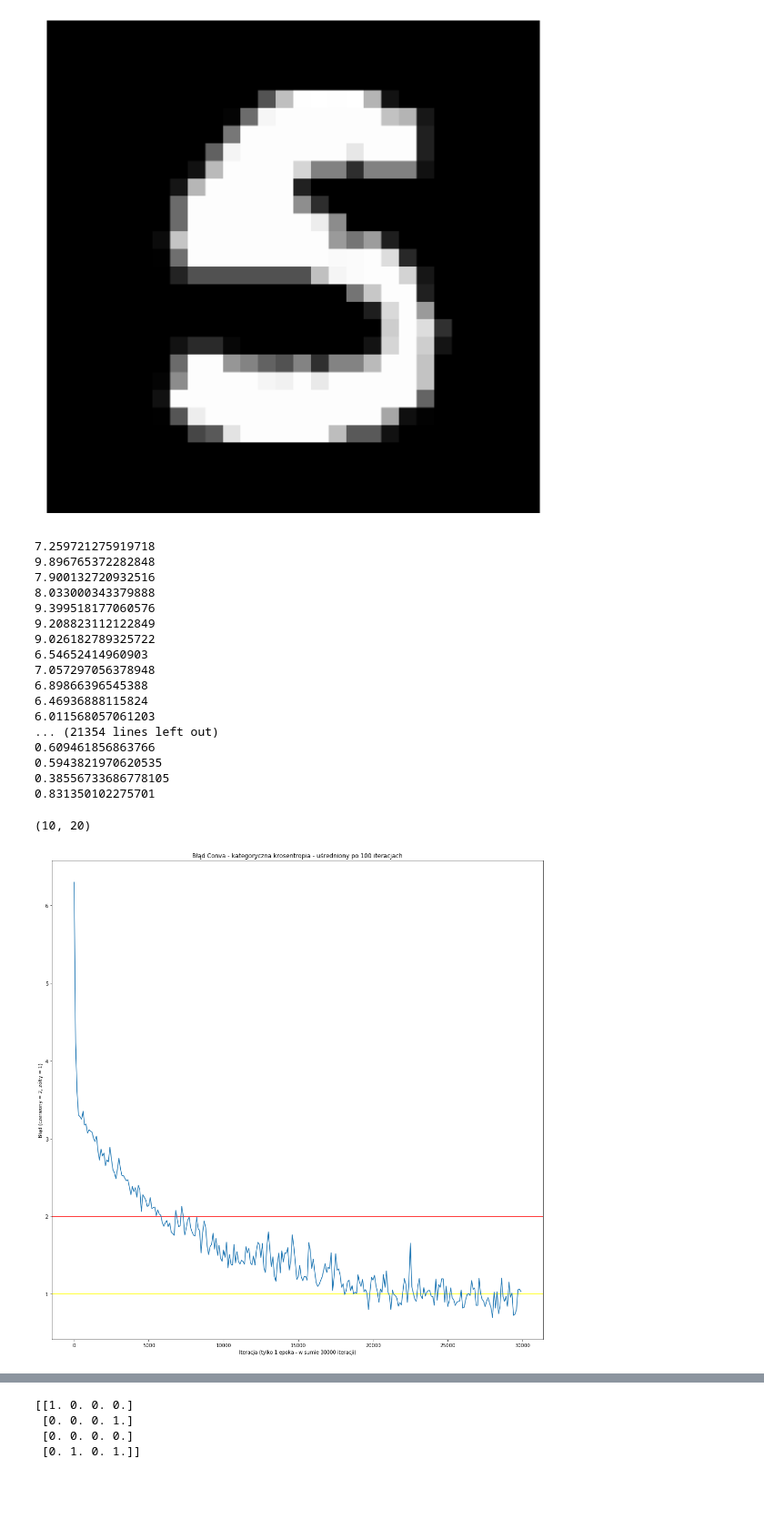
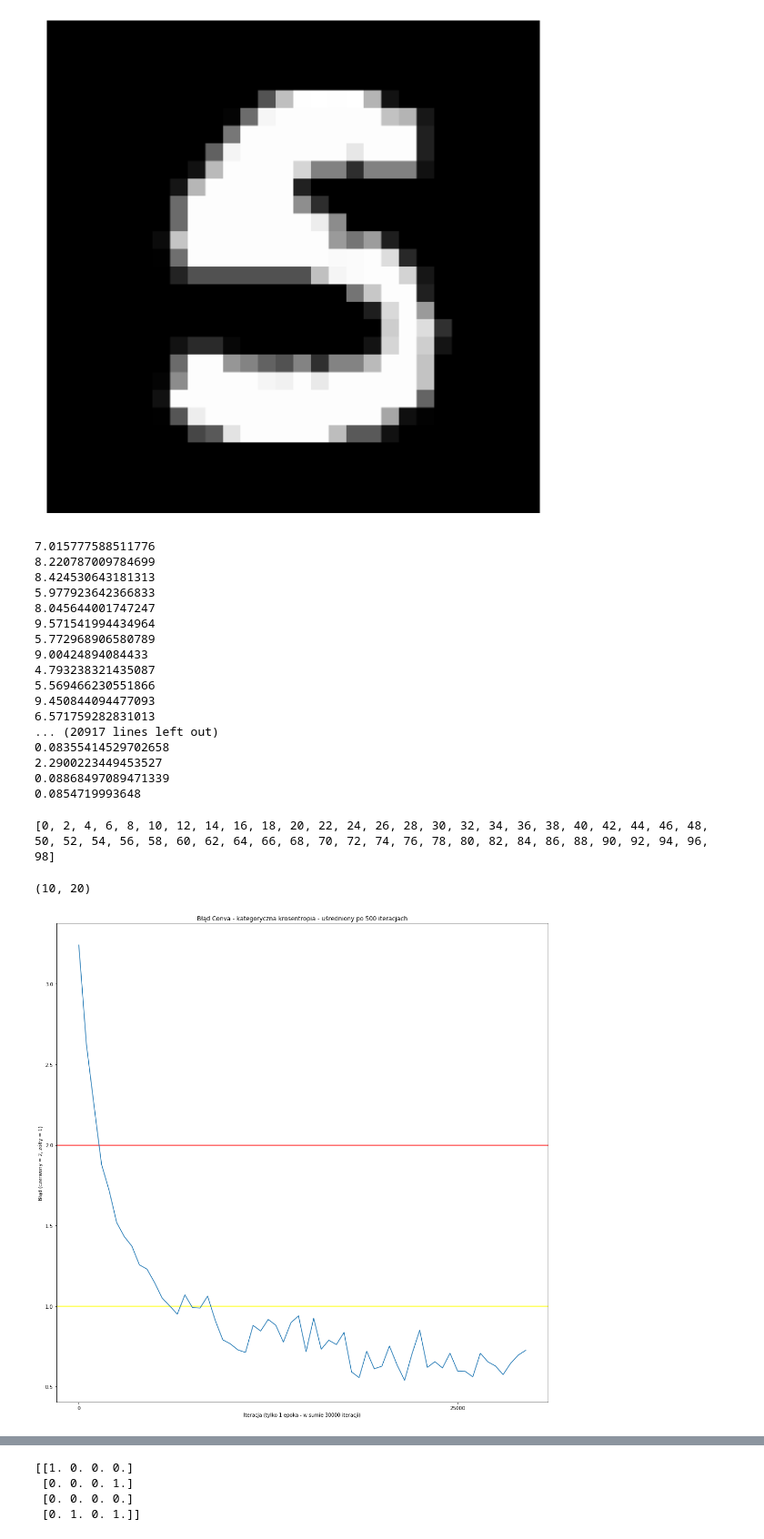
Before and after one commit to JonothorDarry/MaszynLyrn, a Jupyter notebook: Conv NN.ipynb, the cells around one changed output, grey strips where cells are left out. Shown at 91% size. Saved outputs shown, nothing was run; the diff lists cells and outputs as text; code cells hidden in the pictures; blank space fills up the shorter version.

```diff
--- a/Conv NN.ipynb
+++ b/Conv NN.ipynb
@@ -43,13 +42,6 @@ def conv_forw(X, mat):
     Z=np.ndarray((X.shape[0]-mat.shape[0]+1, X.shape[1]-mat.shape[1]+1, X.shape[2]), dtype='int64')
     Z=Z*0
     s=str(X.dtype)
-
-    a=(re.search('float', s)==None)
-    b=(re.search('int', s)==None)
-    if (a==False):
-        X=X.astype('float64')
-    else:
-        X=X.astype('int64')
 
     for i in range(mat.shape[0]):
         for j in range(mat.shape[1]):
@@ -66,7 +58,6 @@ def conv_back(X, mat, Der):
     for i in range(mat.shape[0]):
         for j in range(mat.shape[1]):
             ff=mat[i,j]*Der
-            #print('FFF', ff)
             Z[i:Der.shape[0]+i,j:Der.shape[1]+j]=Z[i:Der.shape[0]+i,j:Der.shape[1]+j]+ff
 
     for i in range(mat.shape[0]):
@@ -74,7 +65,6 @@ def conv_back(X, mat, Der):
             ff=mat[i,j]*X
             ff=ff[i:X.shape[0]-mat.shape[0]+i+1,j:X.shape[1]-mat.shape[1]+j+1]
             matd[i,j]=sum(sum(sum(np.multiply(ff, Der))))
-
     return (Z, matd)
 
 def relu(X):
@@ -94,8 +84,6 @@ def pool_forw(X, mat):
     Y=my_pad(X, t2//2, t1//2, (t2//2+t2%2), t1//2+t1%2)
     silver_in_blood=np.asarray([[0]*(Y.shape[1]//mat[1])]*(Y.shape[0]//mat[0]))
 
-    f1=pd.Series([True]*Y.shape[0])
-    f2=pd.Series([True]*Y.shape[1])
     Exit=np.asarray(Y*0)
     Exit=Exit[:(Exit.shape[0]//mat[0]),:(Exit.shape[1]//mat[1])]
 
@@ -107,7 +95,7 @@ def pool_forw(X, mat):
 
     for i in range(mat[0]):
         for j in range(mat[1]):
-            Bleeding_One=Y[(f1.index%mat[0])==i][:,(f2.index%mat[1])==j]
+            Bleeding_One=Y[list(range(i, Y.shape[0], mat[0]))][:,list(range(j, Y.shape[1], mat[1]))]
             Truth[Exit<Bleeding_One]=i
             Truth2[Exit<Bleeding_One]=j
             Exit[Exit<Bleeding_One]=Bleeding_One[Exit<Bleeding_One]
@@ -120,12 +108,10 @@ def pool_forw(X, mat):
 
 def pool_back(X, mat, dim):
     Y=np.ndarray((X.shape[0]*mat[0], X.shape[1]*mat[1], X.shape[2]), dtype='float64')
-    f1=pd.Series([1]*Y.shape[0])
-    f2=pd.Series([1]*Y.shape[1])
 
     for i in range(mat[0]):
         for j in range(mat[1]):
-            Y[np.ix_(np.asarray(f1[(f1.index%mat[0])==i].index),np.asarray(f2[(f2.index%mat[1])==j].index))]=X
+            Y[np.ix_(np.asarray(list(range(i,Y.shape[0],mat[0]))),np.asarray(list(range(j,Y.shape[1],mat[1]))))]=X
     Y=Y*dim
     return Y
 
@@ -167,7 +153,9 @@ def cost(act, pred):
 
     return (der, summ)
 
-ccn=0.005
+#ccn - learning rate, loopz - number of iterations, streetcleaner - hardcoded number of weights in first Fully connected layer
+ccn=0.02
+loopz=30000
 streetcleaner=1690
 
 matt=[0]*10
@@ -180,7 +168,6 @@ for i in range(10):
 w1=np.asmatrix(np.asarray([np.random.normal(0, 0.4) for j in range(streetcleaner*20)]).reshape(20,streetcleaner))
 w2=np.asmatrix(np.asarray([np.random.normal(0, 0.4) for j in range(10*20)]).reshape(10,20))
 
-loopz=30000
 
 sk=[0]*loopz
 t1=time.time()
@@ -192,6 +179,7 @@ for jj in range(loopz):
     img=np.append(img, img1, axis=2)
     img=np.append(img, img1, axis=2)"""
 
+
     m2=[0]*10
     m3=[0]*10
     m4=[0]*10
@@ -200,6 +188,7 @@ for jj in range(loopz):
     m7=[0]*10
     m8=[0]*10
     #Forw - Konwolucja, Relu, Pooling
+
     for i in range(10):
         m2[i]=conv_forw(img, matt[i])
         m3[i]=relu(m2[i])
@@ -212,7 +201,6 @@ for jj in range(loopz):
         m6[i]=relu(m5[i])
         m7[i], Face2=pool_forw(m6[i], (2,2))
         m8[i]=m7[i].reshape(m7[i].shape[0]*m7[i].shape[1]*m7[i].shape[2])"""
-
 
     #Forw - 2*FC na macierzach
     kk=np.asarray(m8)
@@ -240,6 +228,7 @@ for jj in range(loopz):
     dk1=np.asmatrix(np.asarray(sigmoid_back(s1))*np.asarray(dk1))
     weight_delta1=dk1*m9.T
     dk0=w1.T*dk1
+
 
     #Back - 2*Konw, RElu, Pooling
     #dkl=np.asarray(dk0).reshape(10, m7[0].shape[0], m7[0].shape[1], m7[0].shape[2])
@@ -273,52 +262,58 @@ for jj in range(loopz):
     w1-=weight_delta1*ccn
     w2-=weight_delta2*ccn
     matt-=Dr*ccn
-    matt2-=Dr2*ccn
+    #matt2-=Dr2*ccn
+
 
 t2=time.time()
 print(t2-t1)
 print(s4)
 # %% [output]
-7.259721275919718
-9.896765372282848
-7.900132720932516
-8.033000343379888
-9.399518177060576
-9.208823112122849
-9.026182789325722
-6.54652414960903
-7.057297056378948
-6.89866396545388
-6.46936888115824
-6.011568057061203
-... (21354 lines left out)
-0.609461856863766
-0.5943821970620535
-0.38556733686778105
-0.831350102275701
+7.015777588511776
+8.220787009784699
+8.424530643181313
+5.977923642366833
+8.045644001747247
+9.571541994434964
+5.772968906580789
+9.00424894084433
+4.793238321435087
+5.569466230551866
+9.450844094477093
+6.571759282831013
+... (20917 lines left out)
+0.08355414529702658
+2.2900223449453527
+0.08868497089471339
+0.0854719993648
+# %%
+deak=range(0,100,2)
+print(list(range(0,100,2)))
+# %% [output]
+[0, 2, 4, 6, 8, 10, 12, 14, 16, 18, 20, 22, 24, 26, 28, 30, 32, 34, 36, 38, 40, 42, 44, 46, 48, 50, 52, 54, 56, 58, 60, 62, 64, 66, 68, 70, 72, 74, 76, 78, 80, 82, 84, 86, 88, 90, 92, 94, 96, 98]
 # %%
 print(w2.shape)
 fig, ax=plt.subplots(1, 1, figsize=(18,18))
 dt=loopz
-kgbo=100
+kgbo=500
 dt2=dt//kgbo
 
 dkkk=[0]*dt2
 for i in range(dt2):
     dkkk[i]=sum(sk[i*kgbo:(i+1)*kgbo])/kgbo
 
 ax.set_title('Błąd Conva - kategoryczna krosentropia - uśredniony po {} iteracjach'.format(kgbo))
 ax.set_xlabel('Iteracja (tylko 1 epoka - w sumie {} iteracji)'.format(loopz))
 ax.set_xticklabels(range(0, loopz+1, kgbo*50))
 ax.set_xticks(range(0, loopz//kgbo+1, 50))
 ax.set_ylabel('Błąd (czerwony = 2, żółty = 1)'.format(loopz))
 ax.axhline(2, color='red')
 ax.axhline(1, color='yellow')
 ax.plot(dkkk)
 plt.show()
 # %% [output]
 (10, 20)
-[figure, old version]
+[figure, new version]
 # %%
 num=3000
 won=0
```
Also changed, not shown: parts of 3 cells of this notebook.
